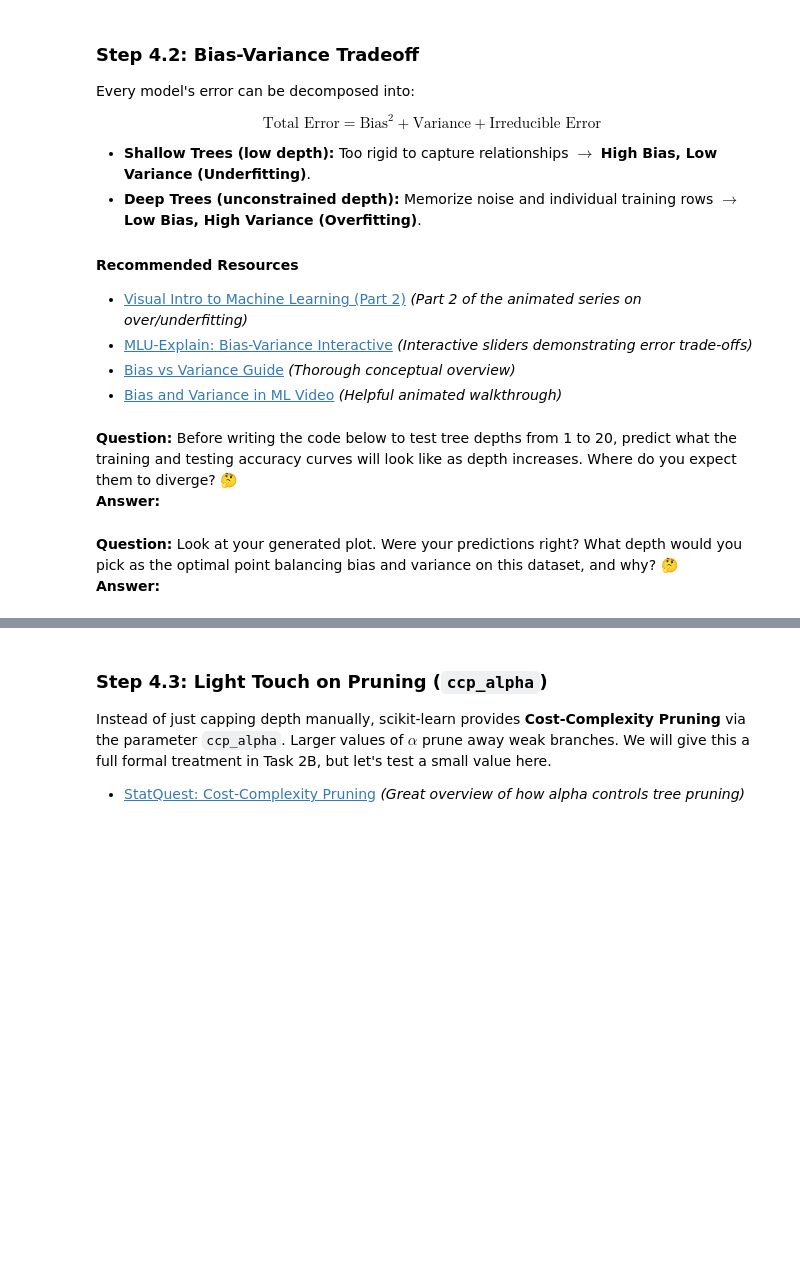
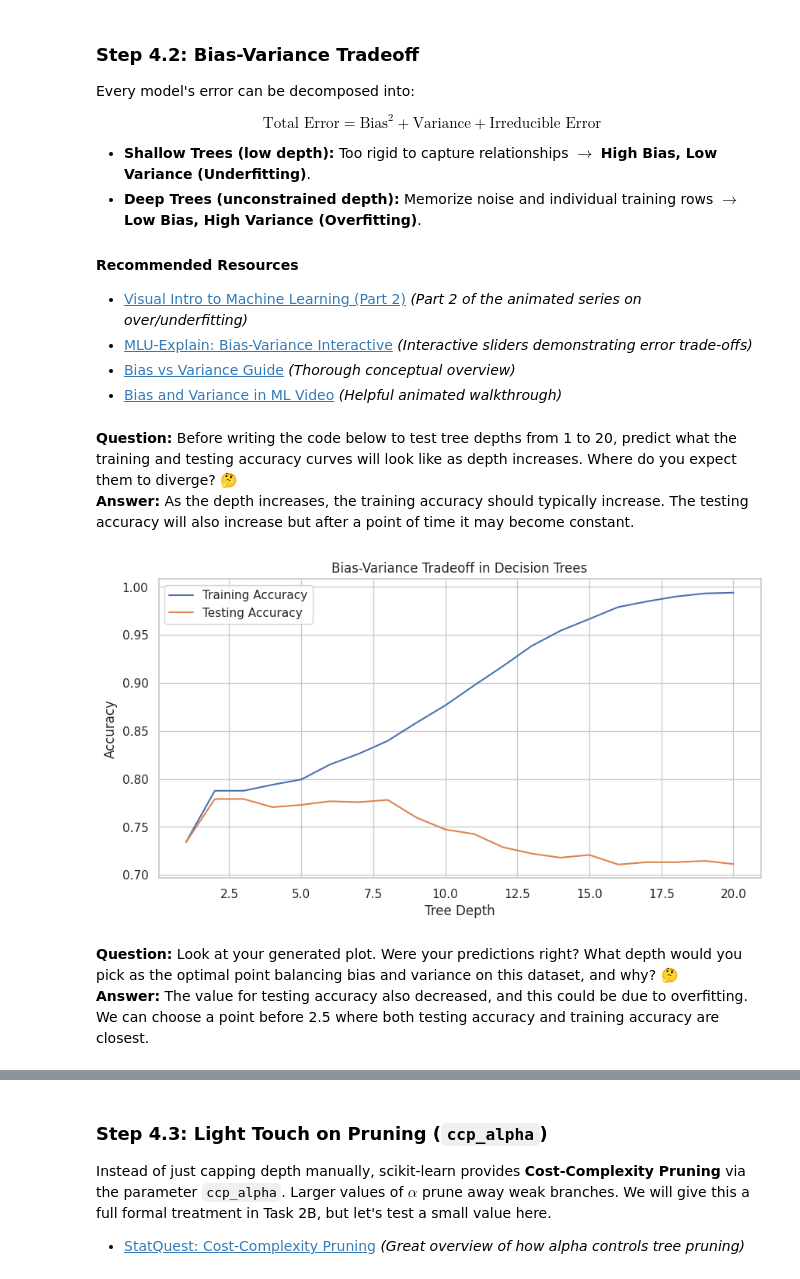
Before and after one commit to siddhigogri/SiddhiGogri_LP_Synapse26, a Jupyter notebook: SynapseTask_LP_2A.ipynb, the cells around one changed output, grey strips where cells are left out. Saved outputs shown, nothing was run; the diff lists cells and outputs as text; code cells hidden in the pictures; blank space fills up the shorter version.

```diff
--- a/SynapseTask_LP_2A.ipynb
+++ b/SynapseTask_LP_2A.ipynb
@@ -465,18 +484,46 @@ $$\text{Total Error} = \text{Bias}^2 + \text{Variance} + \text{Irreducible Error
 - [Bias and Variance in ML Video](https://www.youtube.com/watch?v=EuBBz3bI-aA) *(Helpful animated walkthrough)*
 # %% [markdown]
 **Question:** Before writing the code below to test tree depths from 1 to 20, predict what the training and testing accuracy curves will look like as depth increases. Where do you expect them to diverge? 🤔
-**Answer:**
+**Answer:** As the depth increases, the training accuracy should typically increase. The testing accuracy will also increase but after a point of time it may become constant.
 # %%
 # Hint: Loop over max_depth from 1 to 20, fit DecisionTreeClassifier(max_depth=d, random_state=42)
 # Append training accuracy and testing accuracy to two separate lists
 # Plot depths vs train_accs and test_accs on the same graph using plt.plot()
 # depths = range(1, 21)
 # train_accs, test_accs = [], []
 # for d in depths:
 #     ...
 # plt.figure(figsize=(10, 5))
 # plt.plot(...)
 # plt.show()
+depths = range(1, 21)
+train_accs, test_accs = [], []
+
+for d in depths:
+    dt = DecisionTreeClassifier(max_depth=d, random_state=42)
+
+    dt.fit(X_train, y_train)
+
+    train_pred = dt.predict(X_train)
+    test_pred = dt.predict(X_test)
+
+    train_accs.append(accuracy_score(y_train, train_pred))
+    test_accs.append(accuracy_score(y_test, test_pred))
+
+plt.figure(figsize=(10, 5))
+
+plt.plot(depths, train_accs, label="Training Accuracy")
+plt.plot(depths, test_accs, label="Testing Accuracy")
+
+plt.xlabel("Tree Depth")
+plt.ylabel("Accuracy")
+plt.title("Bias-Variance Tradeoff in Decision Trees")
+plt.legend()
+plt.grid(True)
+
+plt.show()
+# %% [output]
+[figure, added]
 # %% [markdown]
 **Question:** Look at your generated plot. Were your predictions right? What depth would you pick as the optimal point balancing bias and variance on this dataset, and why? 🤔
-**Answer:**
+**Answer:** The value for testing accuracy also decreased, and this could be due to overfitting. We can choose a point before 2.5 where both testing accuracy and training accuracy are closest.
```
Also changed, not shown: parts of 8 cells of this notebook.
